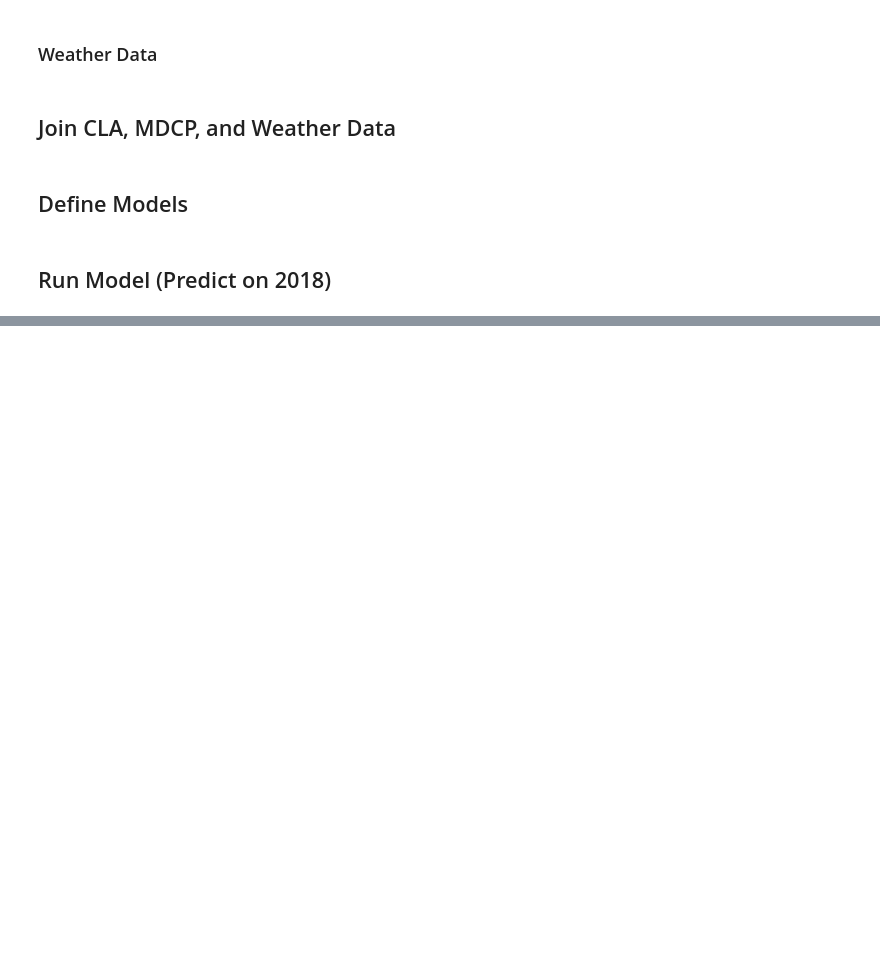
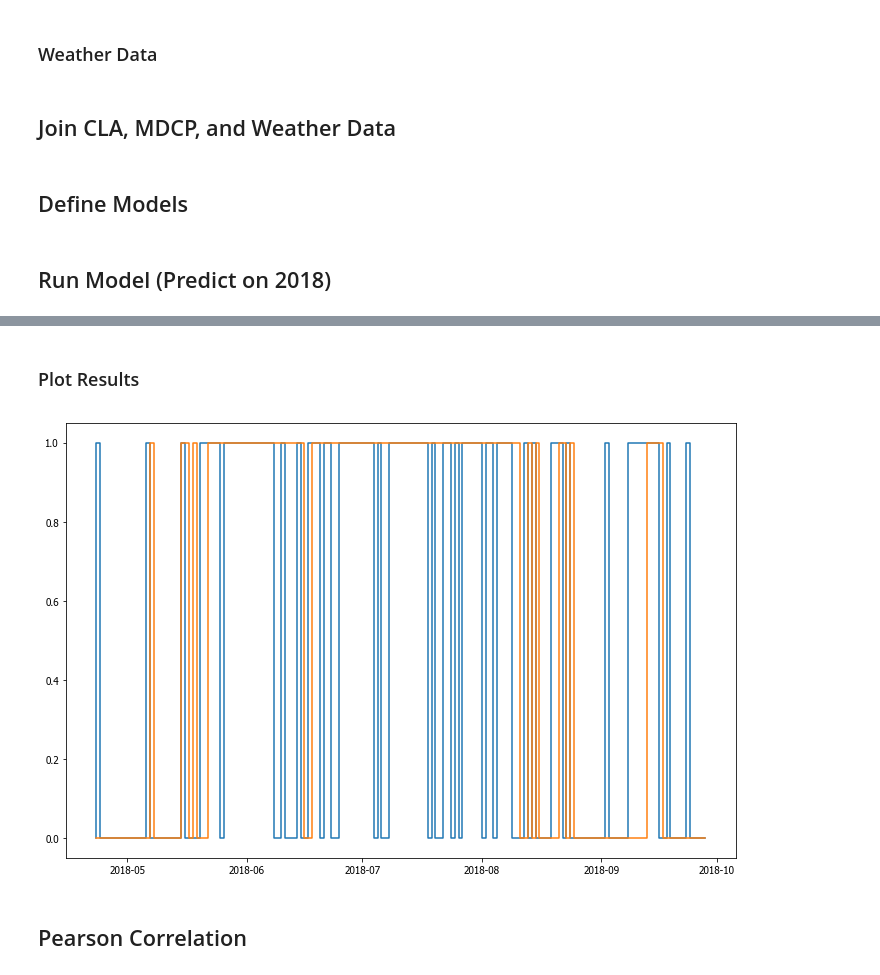
Before and after one commit to acnagle/CLA-Project, a Jupyter notebook: Code/Mendota Data.ipynb, the cells around one changed output, grey strips where cells are left out. Drawn from its saved outputs; the diff is of its cells as text; code cells hidden in the pictures; blank space fills up the shorter version.

Commit message:
pushing models from past few weeks

```diff
--- a/Code/Mendota Data.ipynb
+++ b/Code/Mendota Data.ipynb
@@ -253,7 +265,8 @@ keep_weather = [
 ]
 
 weather = weather_raw[keep_weather]
-weather.dropna(axis='rows', how='any', inplace=True)
+# weather['REPORTTPYE'].dropna(axis='rows', how='any', inplace=True)
+weather = weather.iloc[:-1]  # remove last entry since it has NaN in REPORTTPYE
 
 weather = weather[weather['REPORTTPYE'].str.contains('SOD')]    # only keep summary of day (SOD) info
 weather = weather.drop(['REPORTTPYE'], axis='columns')
@@ -261,6 +274,7 @@ weather['DATE'] = pd.to_datetime(weather['DATE'], errors='coerce')
 
 weather.set_index('DATE', inplace=True)
 weather = weather.resample('D').ffill()
+weather.ffill(inplace=True)
 weather.bfill(inplace=True)
 # %% [markdown]
 ## Join CLA, MDCP, and Weather Data
@@ -661,35 +996,0 @@ Confusion Matrix:
-# %%
-X = data.values
-y = np.reshape(labels.values.astype(int), newshape=(X.shape[0]))
-
-X_train, X_test, y_train, y_test = train_test_split(X, y, test_size=0.3, stratify=y)
-
-scaler = StandardScaler()
-scaler.fit(X_train)
-X_train = scaler.transform(X_train)
-X_test = scaler.transform(X_test)
-
-model.fit(X_train, y_train)
-y_pred = model.predict(X_test)
-y_prob = model.predict_proba(X_test)[:, 1]
-
-train_acc = model.score(X_train, y_train)
-train_f1 = f1_score(y_train, model.predict(X_train), average='weighted')
-train_roc = roc_auc_score(y_train, model.predict_proba(X_train)[:, 1], average='weighted')
-
-test_acc = model.score(X_test, y_test)
-test_f1 = f1_score(y_test, y_pred, average='weighted')
-test_roc = roc_auc_score(y_test, y_prob, average='weighted')
-
-conf_matrix = confusion_matrix(y_test, y_pred)
-
-print('Average Train Accuracy: %0.4f' % train_acc)
-print('Average Train F1 Score: %0.4f' % train_f1)
-print('Average Train ROC AUC: %0.4f\n' % train_roc)
-
-print('Average Test Accuracy: %0.4f' % test_acc)
-print('Average Test F1 Score: %0.4f' % test_f1)
-print('Average Test ROC AUC: %0.4f' % test_roc)
-print('\nConfusion Matrix:\n')
-
-print(pd.DataFrame(conf_matrix))
@@ -729,0 +1015,10 @@ plt.grid(True)
+# %% [markdown]
+### Plot Results
+# %%
+plt.figure(figsize=(12, 8))
+plt.step(labels.index[labels.index.year == 2018], labels[labels.index.year == 2018])
+plt.step(labels.index[labels.index.year == 2018], y_pred);
+# %% [output]
+[figure, added]
+# %% [markdown]
+## Pearson Correlation
```
Also changed, not shown: parts of 25 cells of this notebook, 5 other files.
